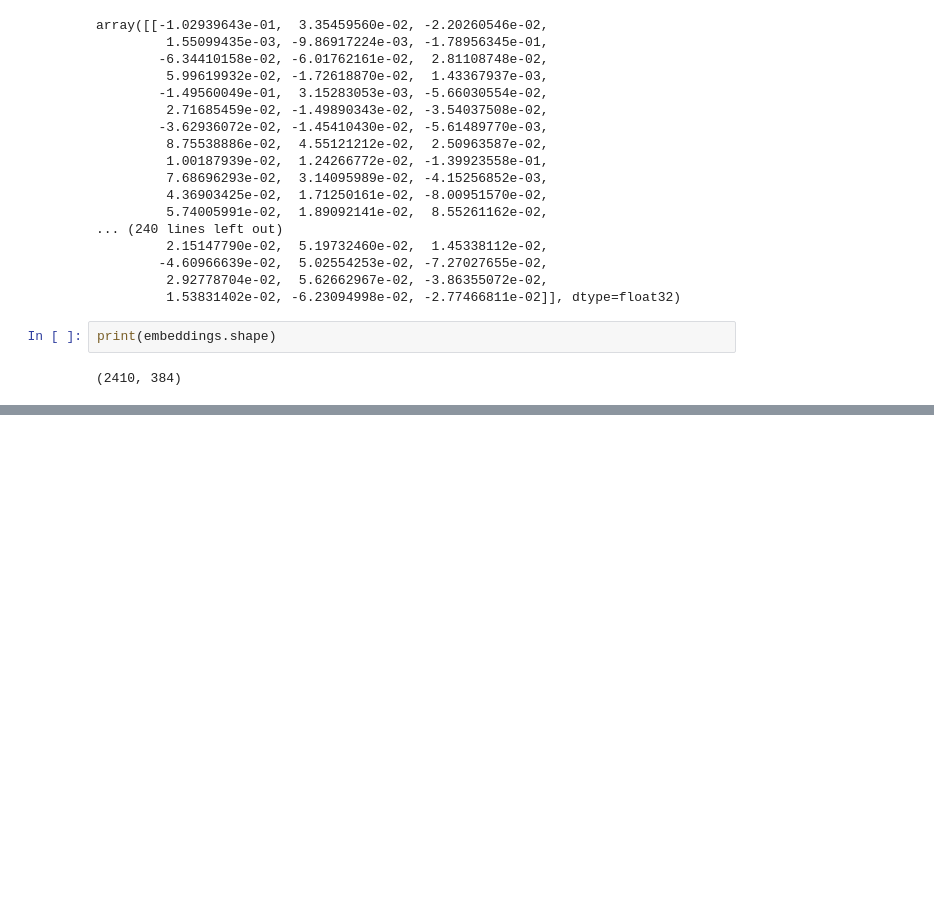
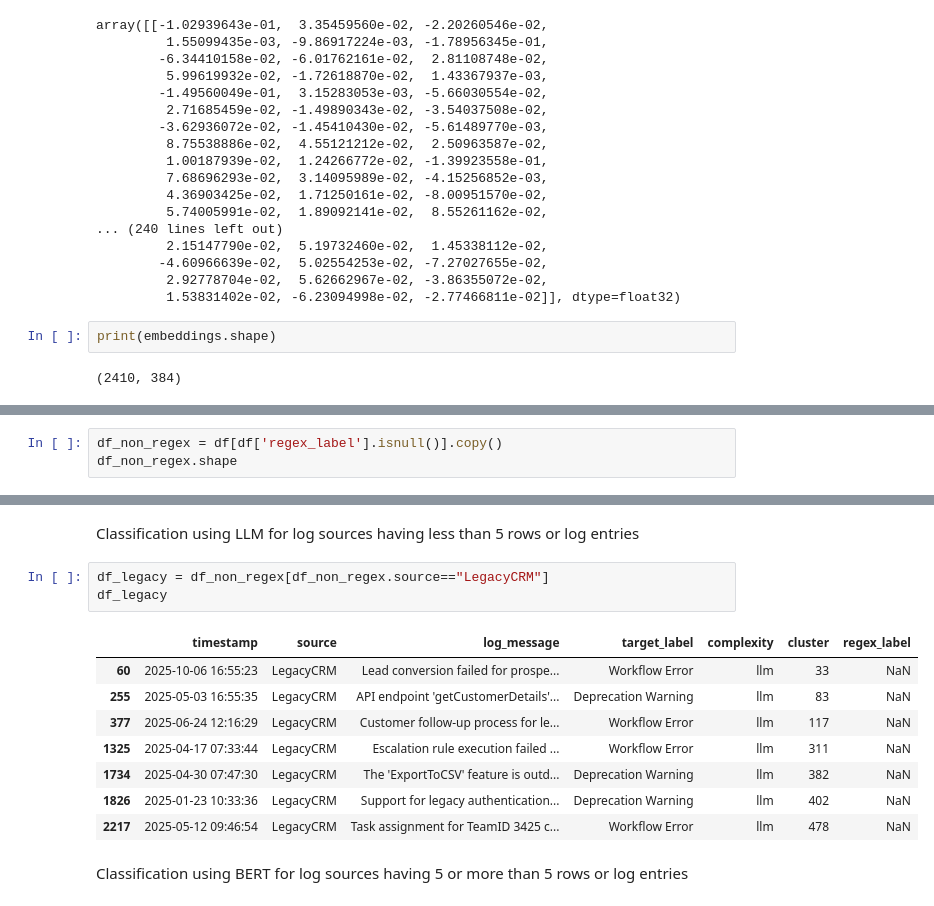
Before and after one commit to devansh-m100/Gen-AI-Project-Log-Classification-System-using-Llama-LLM-NLP-Regex-BERT, a Jupyter notebook: training/training.ipynb, the cells around one changed output, grey strips where cells are left out. Cells and saved outputs as stored; diff of their text form; blank space fills up the shorter version.

```diff
--- a/training/training.ipynb
+++ b/training/training.ipynb
@@ -112,0 +205,3 @@ df.head()
+# %%
+df_non_regex = df[df['regex_label'].isnull()].copy()
+df_non_regex.shape
@@ -112,0 +218,16 @@ df.head()
+# %% [markdown]
+Classification using LLM for log sources having less than 5 rows or log entries
+# %%
+df_legacy = df_non_regex[df_non_regex.source=="LegacyCRM"]
+df_legacy
+# %% [output]
+|  | timestamp | source | log_message | target_label | complexity | cluster | regex_label |
+| 60 | 2025-10-06 16:55:23 | LegacyCRM | Lead conversion failed for prospe... | Workflow Error | llm | 33 | NaN |
+| 255 | 2025-05-03 16:55:35 | LegacyCRM | API endpoint 'getCustomerDetails'... | Deprecation Warning | llm | 83 | NaN |
+| 377 | 2025-06-24 12:16:29 | LegacyCRM | Customer follow-up process for le... | Workflow Error | llm | 117 | NaN |
+| 1325 | 2025-04-17 07:33:44 | LegacyCRM | Escalation rule execution failed ... | Workflow Error | llm | 311 | NaN |
+| 1734 | 2025-04-30 07:47:30 | LegacyCRM | The 'ExportToCSV' feature is outd... | Deprecation Warning | llm | 382 | NaN |
+| 1826 | 2025-01-23 10:33:36 | LegacyCRM | Support for legacy authentication... | Deprecation Warning | llm | 402 | NaN |
+| 2217 | 2025-05-12 09:46:54 | LegacyCRM | Task assignment for TeamID 3425 c... | Workflow Error | llm | 478 | NaN |
+# %% [markdown]
+Classification using BERT for log sources having 5 or more than 5 rows or log entries
```
Also changed, not shown: parts of 19 cells of this notebook, 3 other files.
